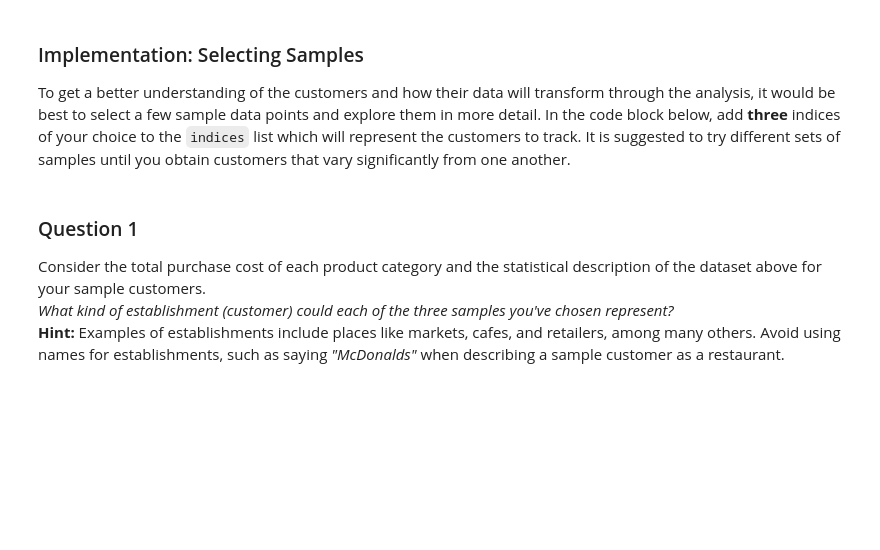
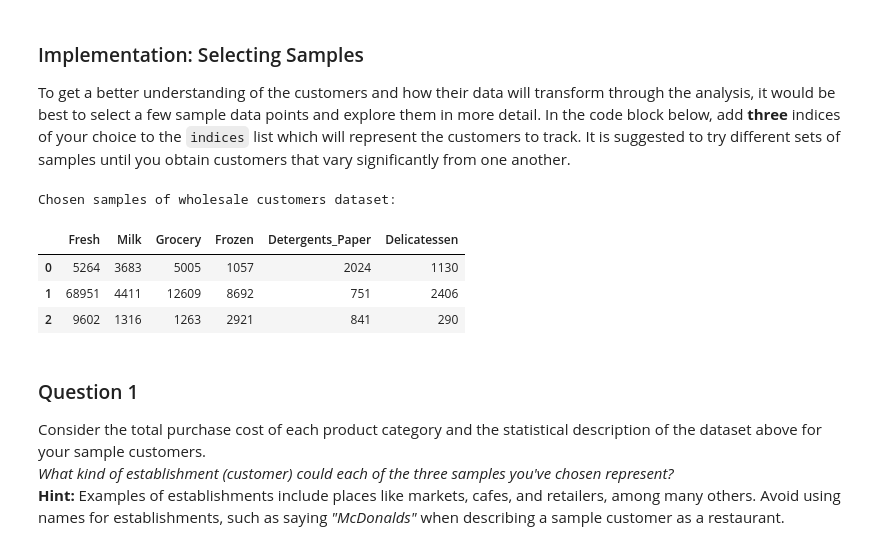
Before and after one commit to walter090/customer_segments, a Jupyter notebook: customer_segments.ipynb, the cells around one changed output. Drawn from its saved outputs; the diff is of its cells as text; code cells hidden in the pictures; blank space fills up the shorter version.

```diff
--- a/customer_segments.ipynb
+++ b/customer_segments.ipynb
@@ -48,12 +62,18 @@ display(data.describe())
 To get a better understanding of the customers and how their data will transform through the analysis, it would be best to select a few sample data points and explore them in more detail. In the code block below, add **three** indices of your choice to the `indices` list which will represent the customers to track. It is suggested to try different sets of samples until you obtain customers that vary significantly from one another.
 # %%
 # TODO: Select three indices of your choice you wish to sample from the dataset
-indices = []
+indices = [55, 284, 395]
 
 # Create a DataFrame of the chosen samples
-samples = pd.DataFrame(data.loc[indices], columns = data.keys()).reset_index(drop = True)
+samples = pd.DataFrame(data.loc[indices], columns=data.keys()).reset_index(drop=True)
 print "Chosen samples of wholesale customers dataset:"
 display(samples)
+# %% [output]
+Chosen samples of wholesale customers dataset:
+|  | Fresh | Milk | Grocery | Frozen | Detergents_Paper | Delicatessen |
+| 0 | 5264 | 3683 | 5005 | 1057 | 2024 | 1130 |
+| 1 | 68951 | 4411 | 12609 | 8692 | 751 | 2406 |
+| 2 | 9602 | 1316 | 1263 | 2921 | 841 | 290 |
 # %% [markdown]
 ### Question 1
 Consider the total purchase cost of each product category and the statistical description of the dataset above for your sample customers.
```
Also changed, not shown: parts of 16 cells of this notebook.
